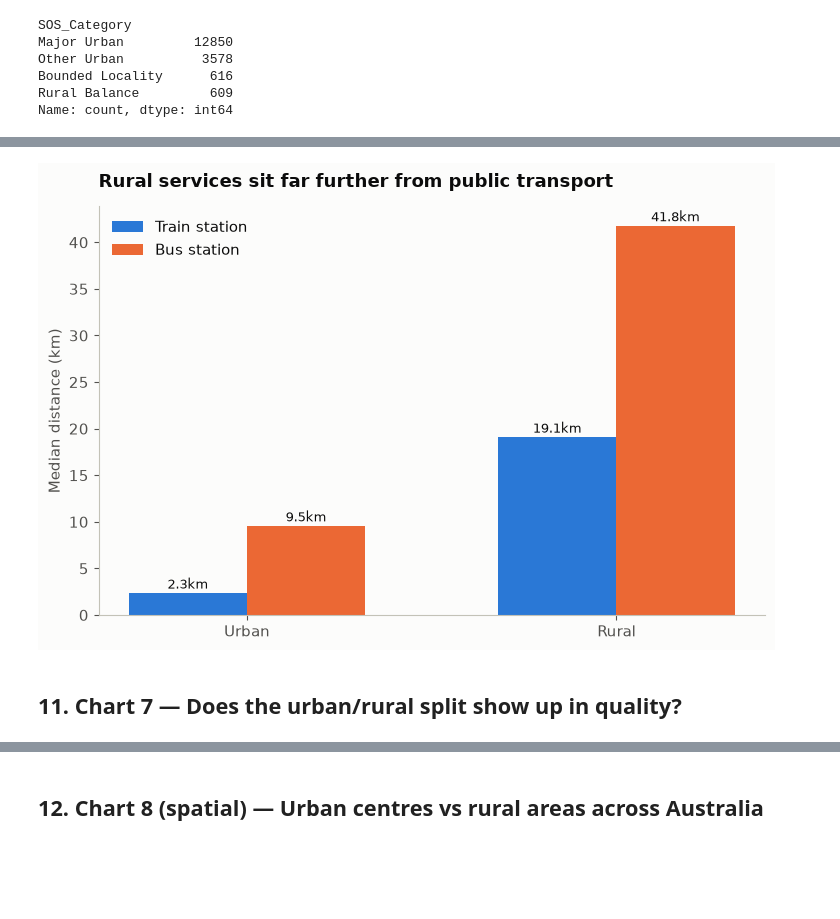
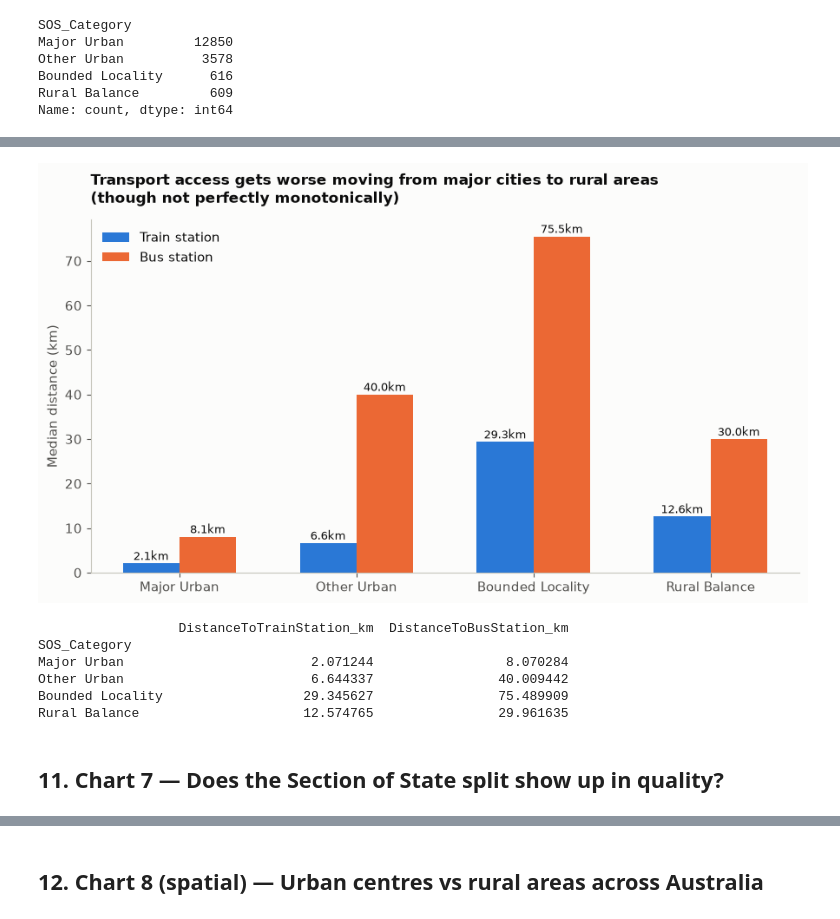
Before and after one commit to martvanhoorn2003-svg/Mart, a Jupyter notebook: ACECQA_Service_Quality_Analysis.ipynb, the cells around one changed output, grey strips where cells are left out. Drawn from its saved outputs; the diff is of its cells as text; code cells hidden in the pictures; blank space fills up the shorter version.

```diff
--- a/ACECQA_Service_Quality_Analysis.ipynb
+++ b/ACECQA_Service_Quality_Analysis.ipynb
@@ -559,32 +561,39 @@ Name: count, dtype: int64
 # %%
 
-d6 = df[df["UrbanRural"].notna()]
-medians6 = d6.groupby("UrbanRural")[["DistanceToTrainStation_km", "DistanceToBusStation_km"]].median().reindex(["Urban", "Rural"])
+d6 = df[df["SOS_Category"].notna()]
+medians6 = d6.groupby("SOS_Category")[["DistanceToTrainStation_km", "DistanceToBusStation_km"]].median().reindex(SOS_ORDER)
 
-fig, ax = plt.subplots(figsize=(7.5, 5))
-x = np.arange(2); w = 0.32
+fig, ax = plt.subplots(figsize=(9, 5.2))
+x = np.arange(len(SOS_ORDER)); w = 0.32
 ax.bar(x - w / 2, medians6["DistanceToTrainStation_km"], width=w, color=CAT["blue"], label="Train station")
 ax.bar(x + w / 2, medians6["DistanceToBusStation_km"], width=w, color=CAT["orange"], label="Bus station")
-for i, cat in enumerate(["Urban", "Rural"]):
-    ax.text(i - w / 2, medians6.loc[cat, "DistanceToTrainStation_km"] + 0.5, f"{medians6.loc[cat, 'DistanceToTrainStation_km']:.1f}km", ha="center", fontsize=9)
-    ax.text(i + w / 2, medians6.loc[cat, "DistanceToBusStation_km"] + 0.5, f"{medians6.loc[cat, 'DistanceToBusStation_km']:.1f}km", ha="center", fontsize=9)
-ax.set_xticks(x); ax.set_xticklabels(["Urban", "Rural"])
+for i, cat in enumerate(SOS_ORDER):
+    ax.text(i - w / 2, medians6.loc[cat, "DistanceToTrainStation_km"] + 0.8, f"{medians6.loc[cat, 'DistanceToTrainStation_km']:.1f}km", ha="center", fontsize=9)
+    ax.text(i + w / 2, medians6.loc[cat, "DistanceToBusStation_km"] + 0.8, f"{medians6.loc[cat, 'DistanceToBusStation_km']:.1f}km", ha="center", fontsize=9)
+ax.set_xticks(x); ax.set_xticklabels(SOS_ORDER)
 ax.set_ylabel("Median distance (km)")
-ax.set_title("Rural services sit far further from public transport", fontsize=13, fontweight="bold", color=INK_PRIMARY, loc="left", pad=14)
+ax.set_title("Transport access gets worse moving from major cities to rural areas\n(though not perfectly monotonically)", fontsize=12.5, fontweight="bold", color=INK_PRIMARY, loc="left", pad=14)
 ax.legend(frameon=False, loc="upper left")
 for spine in ["top", "right"]:
     ax.spines[spine].set_visible(False)
 ax.spines["left"].set_color(BASELINE); ax.spines["bottom"].set_color(BASELINE)
 fig.tight_layout()
 fig.savefig(FIG_DIR / "06_transport_by_urban_rural.png", dpi=200)
 plt.show()
 
-summary["urban_median_train_km"] = round(float(medians6.loc["Urban", "DistanceToTrainStation_km"]), 2)
-summary["rural_median_train_km"] = round(float(medians6.loc["Rural", "DistanceToTrainStation_km"]), 2)
+for cat in SOS_ORDER:
+    summary[f"{cat.lower().replace(' ', '_')}_median_train_km"] = round(float(medians6.loc[cat, "DistanceToTrainStation_km"]), 2)
+print(medians6)
 # %% [output]
-[figure, old version]
+[figure, new version]
+                  DistanceToTrainStation_km  DistanceToBusStation_km
+SOS_Category
+Major Urban                        2.071244                 8.070284
+Other Urban                        6.644337                40.009442
+Bounded Locality                  29.345627                75.489909
+Rural Balance                     12.574765                29.961635
 # %% [markdown]
 
-## 11. Chart 7 — Does the urban/rural split show up in quality?
+## 11. Chart 7 — Does the Section of State split show up in quality?
 # %%
 
```
Also changed, not shown: parts of 6 cells of this notebook, 9 other files.
